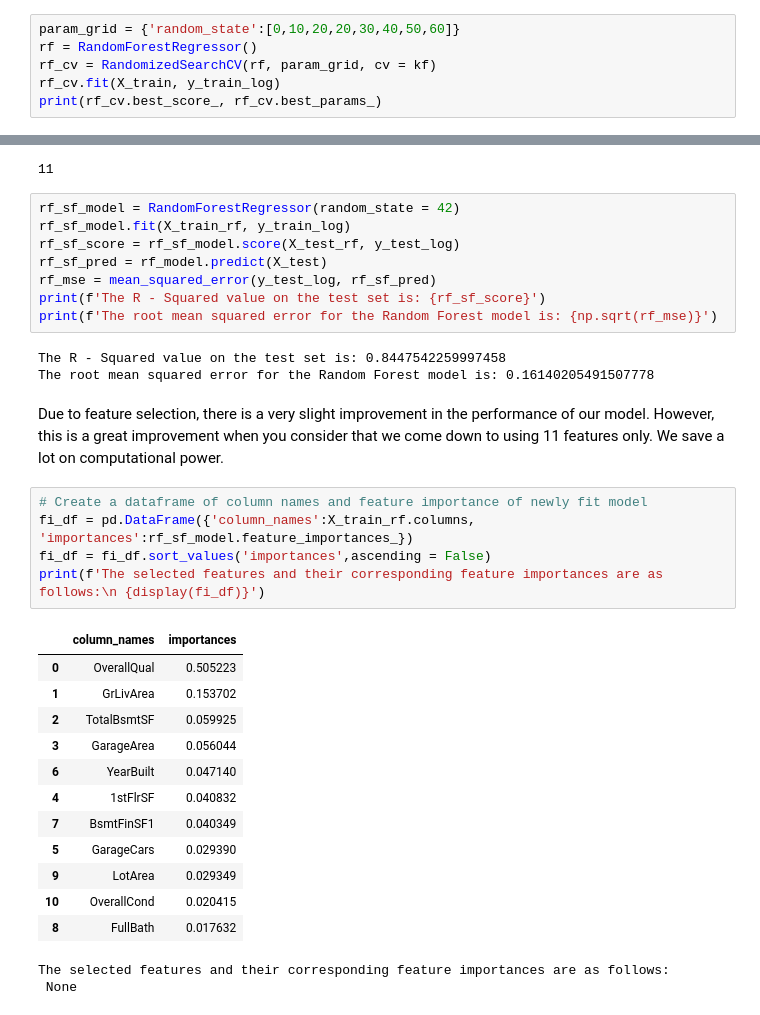
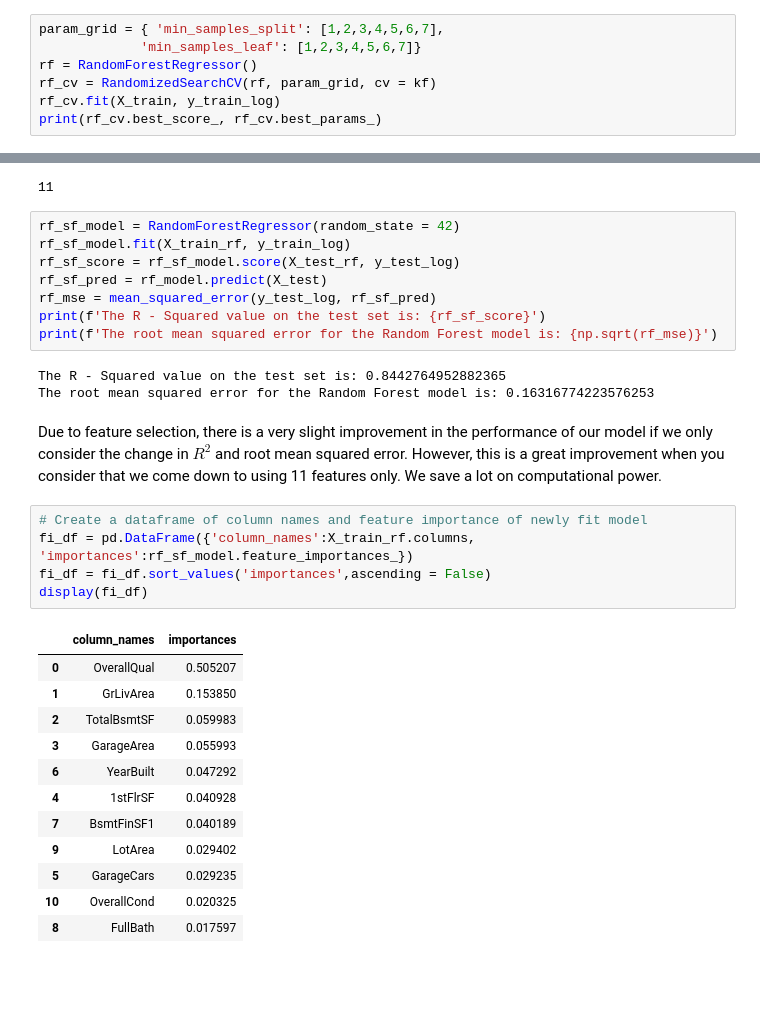
Before and after one commit to noah1-alt/Machine-Learning-Projects, a Jupyter notebook: future-ml-01.ipynb, the cells around one changed output, grey strips where cells are left out. Drawn from its saved outputs; the diff is of its cells as text; blank space fills up the shorter version.

```diff
--- a/future-ml-01.ipynb
+++ b/future-ml-01.ipynb
@@ -594,7 +595,8 @@ Due to this improvement, going forward, we will use the selected features to fit
 
 ### Cross validation and optimization
 # %%
-param_grid = {'random_state':[0,10,20,20,30,40,50,60]}
+param_grid = { 'min_samples_split': [1,2,3,4,5,6,7],
+             'min_samples_leaf': [1,2,3,4,5,6,7]}
 rf = RandomForestRegressor()
 rf_cv = RandomizedSearchCV(rf, param_grid, cv = kf)
 rf_cv.fit(X_train, y_train_log)
@@ -637,28 +639,26 @@ rf_mse = mean_squared_error(y_test_log, rf_sf_pred)
 print(f'The R - Squared value on the test set is: {rf_sf_score}')
 print(f'The root mean squared error for the Random Forest model is: {np.sqrt(rf_mse)}')
 # %% [output]
-The R - Squared value on the test set is: 0.8447542259997458
-The root mean squared error for the Random Forest model is: 0.16140205491507778
+The R - Squared value on the test set is: 0.8442764952882365
+The root mean squared error for the Random Forest model is: 0.16316774223576253
 # %% [markdown]
-Due to feature selection, there is a very slight improvement in the performance of our model.
+Due to feature selection, there is a very slight improvement in the performance of our model if we only consider the change in $R^2$ and root mean squared error.
 However, this is a great improvement when you consider that we come down to using 11 features only. We save a lot on computational power.
 # %%
 # Create a dataframe of column names and feature importance of newly fit model
 fi_df = pd.DataFrame({'column_names':X_train_rf.columns, 'importances':rf_sf_model.feature_importances_})
 fi_df = fi_df.sort_values('importances',ascending = False)
-print(f'The selected features and their corresponding feature importances are as follows:\n {display(fi_df)}')
+display(fi_df)
 # %% [output]
 |  | column_names | importances |
-| 0 | OverallQual | 0.505223 |
-| 1 | GrLivArea | 0.153702 |
-| 2 | TotalBsmtSF | 0.059925 |
-| 3 | GarageArea | 0.056044 |
-| 6 | YearBuilt | 0.047140 |
-| 4 | 1stFlrSF | 0.040832 |
-| 7 | BsmtFinSF1 | 0.040349 |
-| 5 | GarageCars | 0.029390 |
-| 9 | LotArea | 0.029349 |
-| 10 | OverallCond | 0.020415 |
-| 8 | FullBath | 0.017632 |
+| 0 | OverallQual | 0.505207 |
+| 1 | GrLivArea | 0.153850 |
+| 2 | TotalBsmtSF | 0.059983 |
+| 3 | GarageArea | 0.055993 |
+| 6 | YearBuilt | 0.047292 |
+| 4 | 1stFlrSF | 0.040928 |
+| 7 | BsmtFinSF1 | 0.040189 |
+| 9 | LotArea | 0.029402 |
+| 5 | GarageCars | 0.029235 |
+| 10 | OverallCond | 0.020325 |
+| 8 | FullBath | 0.017597 |
-The selected features and their corresponding feature importances are as follows:
- None
```
Also changed, not shown: parts of 38 cells of this notebook.
